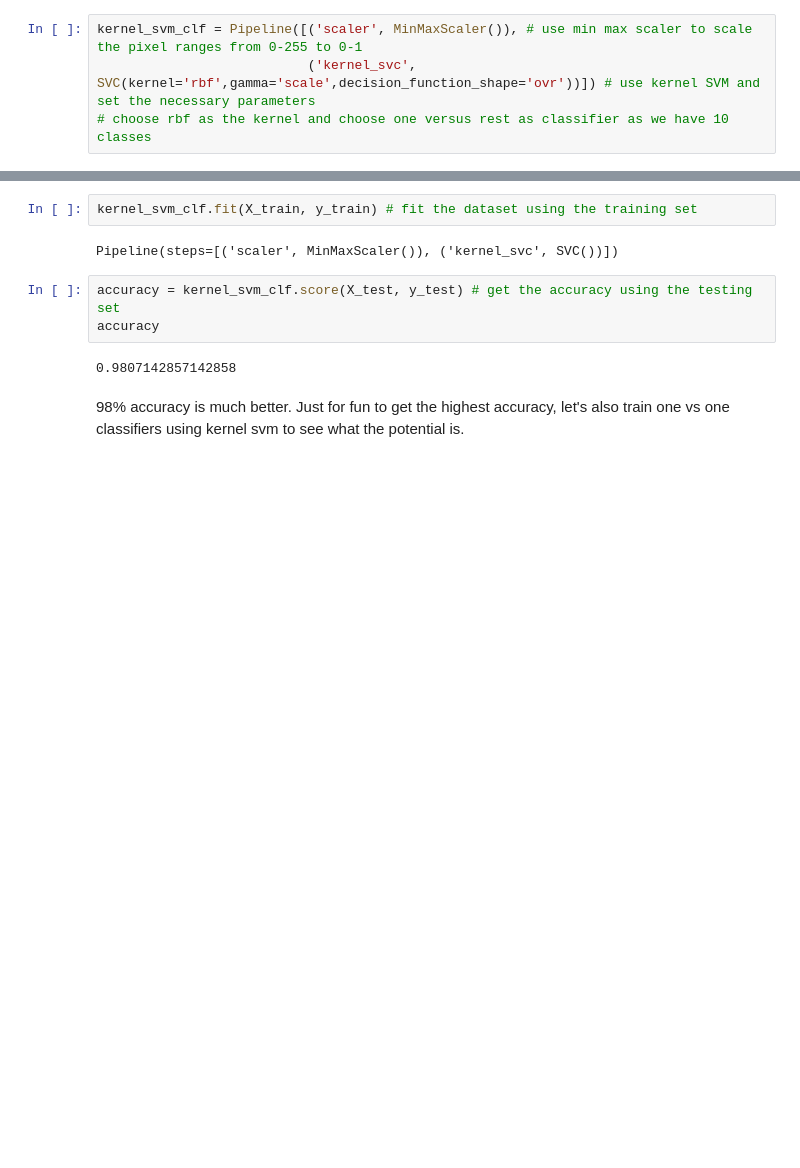
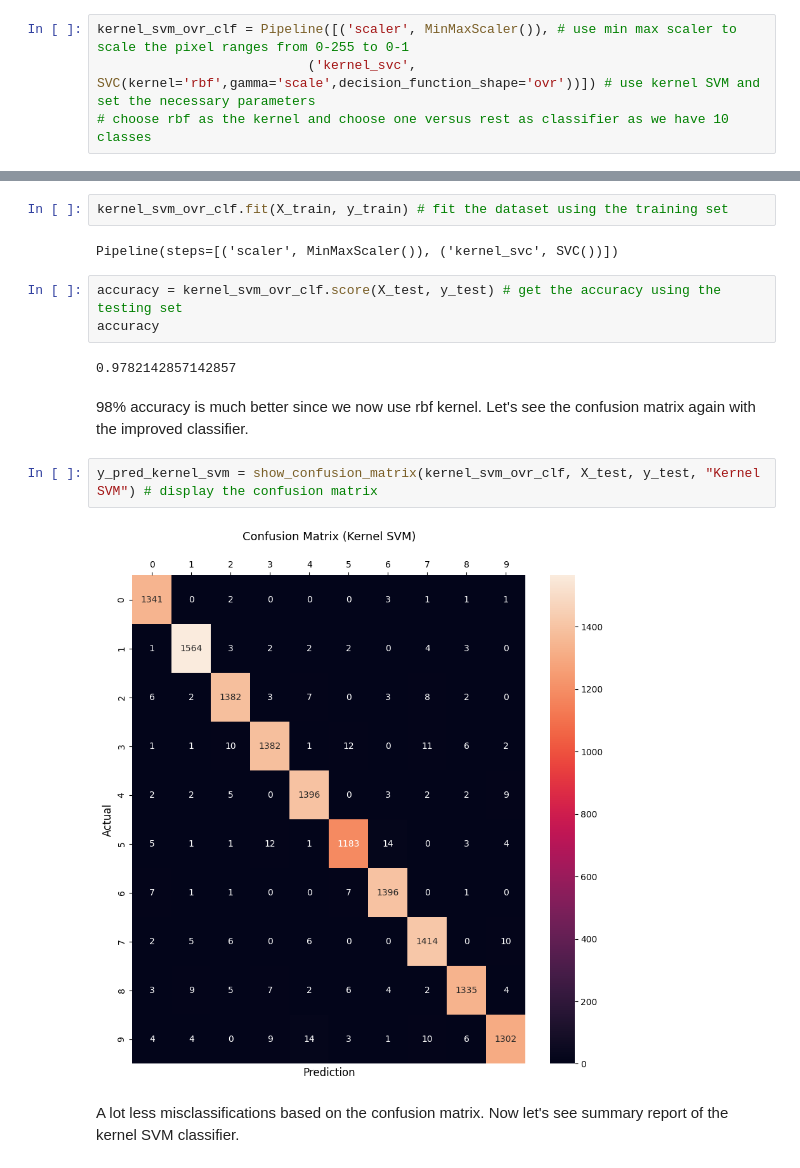
Before and after one commit to LoneCoder21/SVM-Mnist, a Jupyter notebook: MNIST_Classifier.ipynb, the cells around one changed output, grey strips where cells are left out. Saved outputs shown, nothing was run; the diff lists cells and outputs as text; blank space fills up the shorter version.

```diff
--- a/MNIST_Classifier.ipynb
+++ b/MNIST_Classifier.ipynb
@@ -70,19 +116,25 @@ accuracy
 # %% [markdown]
 Achieved 91% accuracy with the linear SVM classifier so not that great. Let's now use another pipeline that uses rbf kernel with SVM instead.
 # %%
-kernel_svm_clf = Pipeline([('scaler', MinMaxScaler()), # use min max scaler to scale the pixel ranges from 0-255 to 0-1
+kernel_svm_ovr_clf = Pipeline([('scaler', MinMaxScaler()), # use min max scaler to scale the pixel ranges from 0-255 to 0-1
                            ('kernel_svc', SVC(kernel='rbf',gamma='scale',decision_function_shape='ovr'))]) # use kernel SVM and set the necessary parameters
 # choose rbf as the kernel and choose one versus rest as classifier as we have 10 classes
 # %% [markdown]
 Now train the pipeline using the kernel SVM.
 # %%
-kernel_svm_clf.fit(X_train, y_train) # fit the dataset using the training set
+kernel_svm_ovr_clf.fit(X_train, y_train) # fit the dataset using the training set
 # %% [output]
 Pipeline(steps=[('scaler', MinMaxScaler()), ('kernel_svc', SVC())])
 # %%
-accuracy = kernel_svm_clf.score(X_test, y_test) # get the accuracy using the testing set
+accuracy = kernel_svm_ovr_clf.score(X_test, y_test) # get the accuracy using the testing set
 accuracy
 # %% [output]
-0.9807142857142858
+0.9782142857142857
-# %% [markdown]
-98% accuracy is much better. Just for fun to get the highest accuracy, let's also train one vs one classifiers using kernel svm to see what the potential is.
+# %% [markdown]
+98% accuracy is much better since we now use rbf kernel. Let's see the confusion matrix again with the improved classifier.
+# %%
+y_pred_kernel_svm = show_confusion_matrix(kernel_svm_ovr_clf, X_test, y_test, "Kernel SVM") # display the confusion matrix
+# %% [output]
+[figure, added]
+# %% [markdown]
+A lot less misclassifications based on the confusion matrix. Now let's see summary report of the kernel SVM classifier.
```
Also changed, not shown: parts of 7 cells of this notebook.
